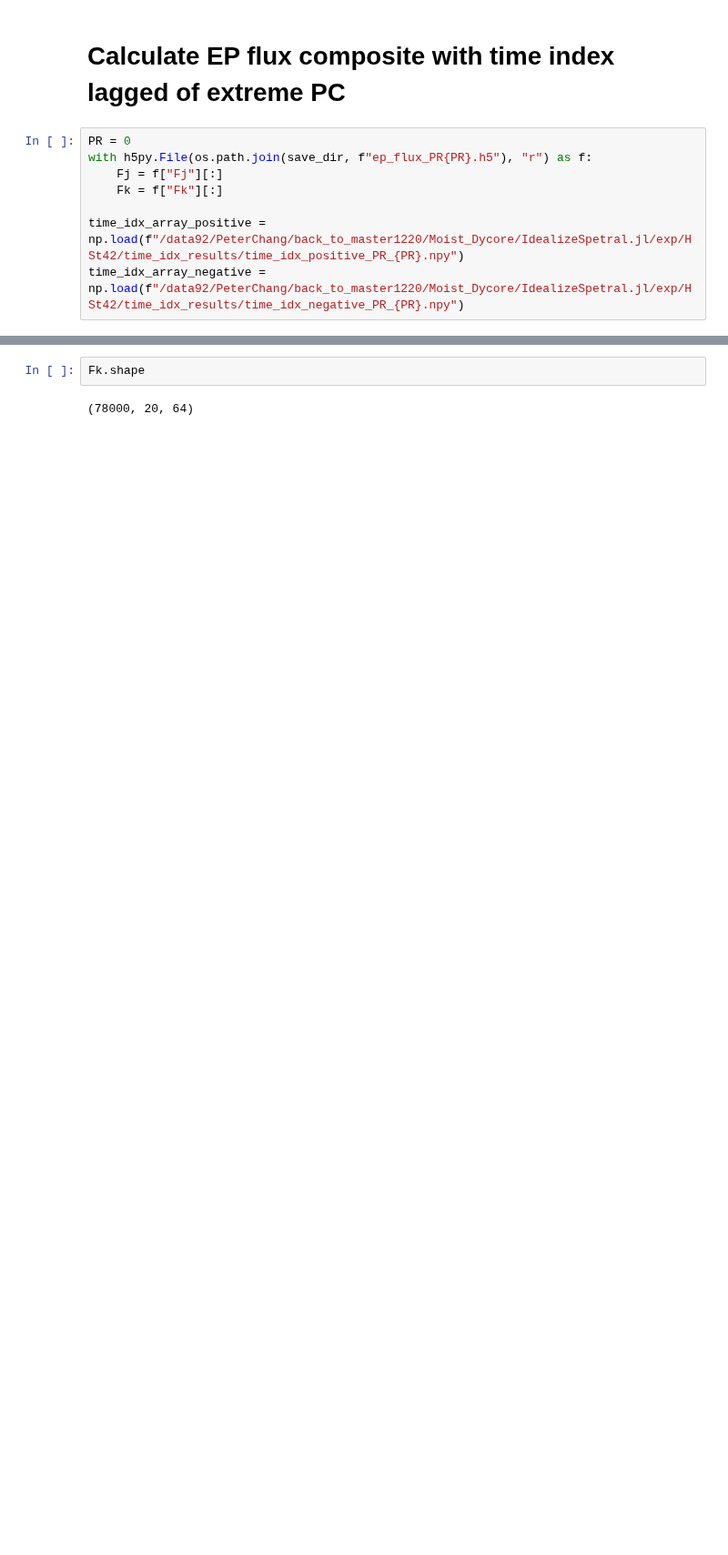
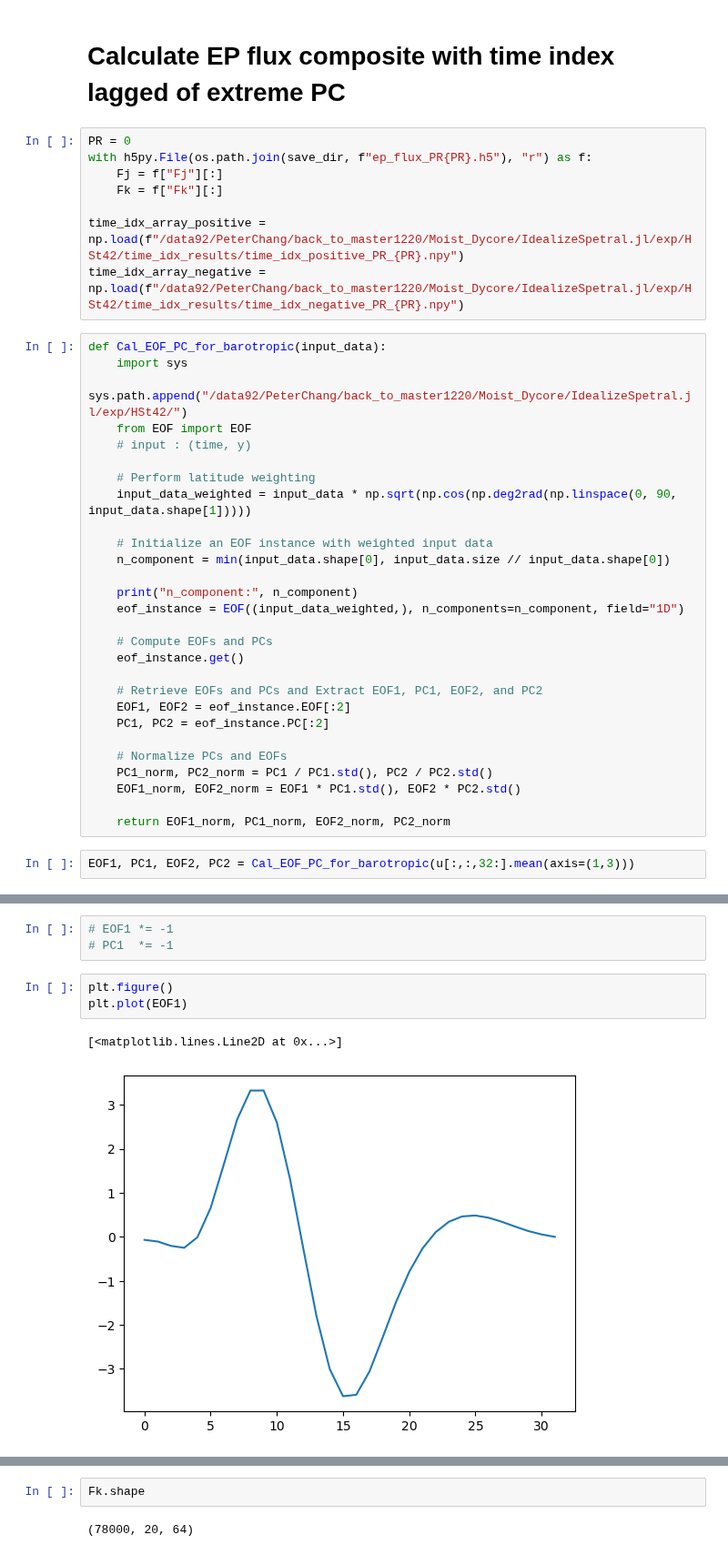
Before and after one commit to PeterChang1023/Moist_Dycore, a Jupyter notebook: EP_flux.ipynb, the cells around one changed output, grey strips where cells are left out. Shown at 91% size. Saved outputs shown, nothing was run; the diff lists cells and outputs as text; blank space fills up the shorter version.

```diff
--- a/EP_flux.ipynb
+++ b/EP_flux.ipynb
@@ -1501,3 +1576,33 @@ with h5py.File(os.path.join(save_dir, f"ep_flux_PR{PR}.h5"), "r") as f:
 
 time_idx_array_positive = np.load(f"/data92/PeterChang/back_to_master1220/Moist_Dycore/IdealizeSpetral.jl/exp/HSt42/time_idx_results/time_idx_positive_PR_{PR}.npy")
 time_idx_array_negative = np.load(f"/data92/PeterChang/back_to_master1220/Moist_Dycore/IdealizeSpetral.jl/exp/HSt42/time_idx_results/time_idx_negative_PR_{PR}.npy")
+# %%
+def Cal_EOF_PC_for_barotropic(input_data):
+    import sys
+    sys.path.append("/data92/PeterChang/back_to_master1220/Moist_Dycore/IdealizeSpetral.jl/exp/HSt42/")
+    from EOF import EOF
+    # input : (time, y)
+
+    # Perform latitude weighting
+    input_data_weighted = input_data * np.sqrt(np.cos(np.deg2rad(np.linspace(0, 90, input_data.shape[1]))))
+
+    # Initialize an EOF instance with weighted input data
+    n_component = min(input_data.shape[0], input_data.size // input_data.shape[0])
+
+    print("n_component:", n_component)
+    eof_instance = EOF((input_data_weighted,), n_components=n_component, field="1D")
+
+    # Compute EOFs and PCs
+    eof_instance.get()
+
+    # Retrieve EOFs and PCs and Extract EOF1, PC1, EOF2, and PC2
+    EOF1, EOF2 = eof_instance.EOF[:2]
+    PC1, PC2 = eof_instance.PC[:2]
+
+    # Normalize PCs and EOFs
+    PC1_norm, PC2_norm = PC1 / PC1.std(), PC2 / PC2.std()
+    EOF1_norm, EOF2_norm = EOF1 * PC1.std(), EOF2 * PC2.std()
+
+    return EOF1_norm, PC1_norm, EOF2_norm, PC2_norm
+# %%
+EOF1, PC1, EOF2, PC2 = Cal_EOF_PC_for_barotropic(u[:,:,32:].mean(axis=(1,3)))
@@ -1503,0 +1611,9 @@ time_idx_array_negative = np.load(f"/data92/PeterChang/back_to_master1220/Moist_
+# %%
+# EOF1 *= -1
+# PC1  *= -1
+# %%
+plt.figure()
+plt.plot(EOF1)
+# %% [output]
+[<matplotlib.lines.Line2D at 0x...>]
+[figure, added]
```
Also changed, not shown: parts of 29 cells of this notebook.
